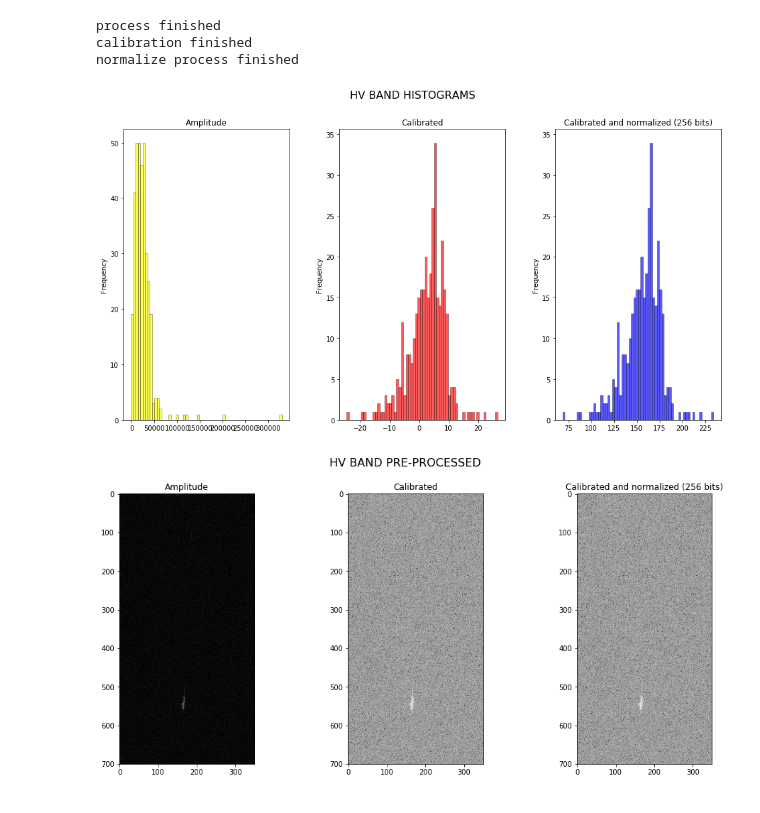
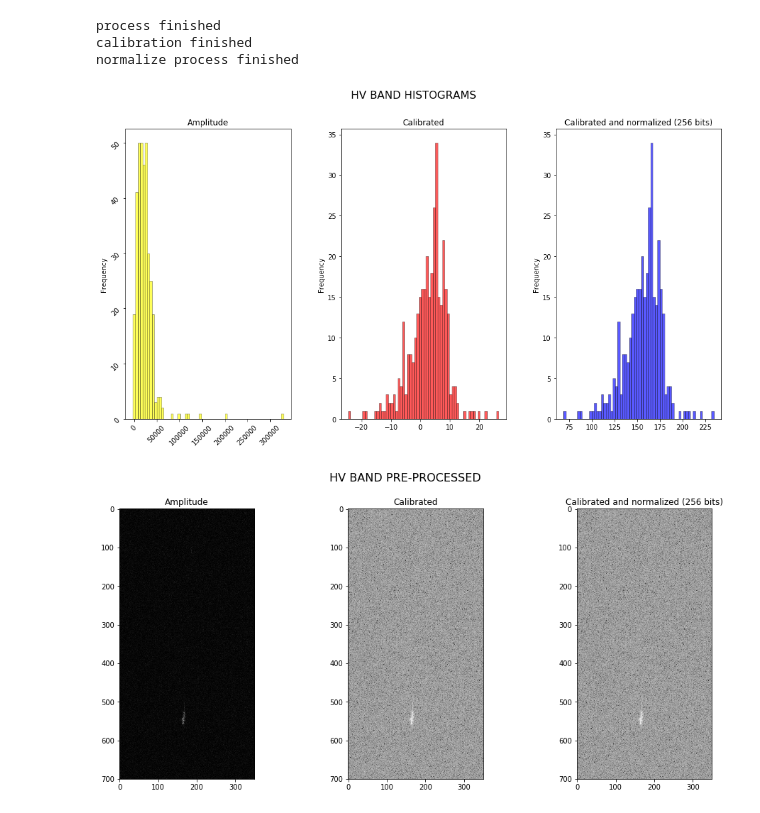
Before and after one commit to leonanlef/SER347_Project, a Jupyter notebook: Projeto_SER347.ipynb, the cells around one changed output. Saved outputs shown, nothing was run; the diff lists cells and outputs as text; code cells hidden in the pictures.

```diff
--- a/Projeto_SER347.ipynb
+++ b/Projeto_SER347.ipynb
@@ -322,22 +344,24 @@ normalize process finished
 # %%
 #Plotar o histograma da linha 545 para cada processamento realizado
 plt.figure( figsize=(16, 8) )
 plt.suptitle("HV BAND HISTOGRAMS",fontsize = 16)
 plt.subplots_adjust(wspace=0.3)
 
 plt.subplot(131)
 histogram_sar(subsetHV_Amp, line=545, facecolor="yellow")
 plt.title("Amplitude")
+plt.tick_params(labelrotation=45)
+
 
 plt.subplot(132)
 histogram_sar(subsetHV_Sigma0, line=545)
 plt.title("Calibrated")
 
 plt.subplot(133)
 histogram_sar(subsetHV_Sigma0Norm, line=545, facecolor="blue")
 plt.title("Calibrated and normalized (256 bits)");
 # %% [output]
-[figure, old version]
+[figure, new version]
 # %%
 #mostrar as pré-processadas:
 plt.figure( figsize=(16, 7) )
```
Also changed, not shown: parts of 17 cells of this notebook.
